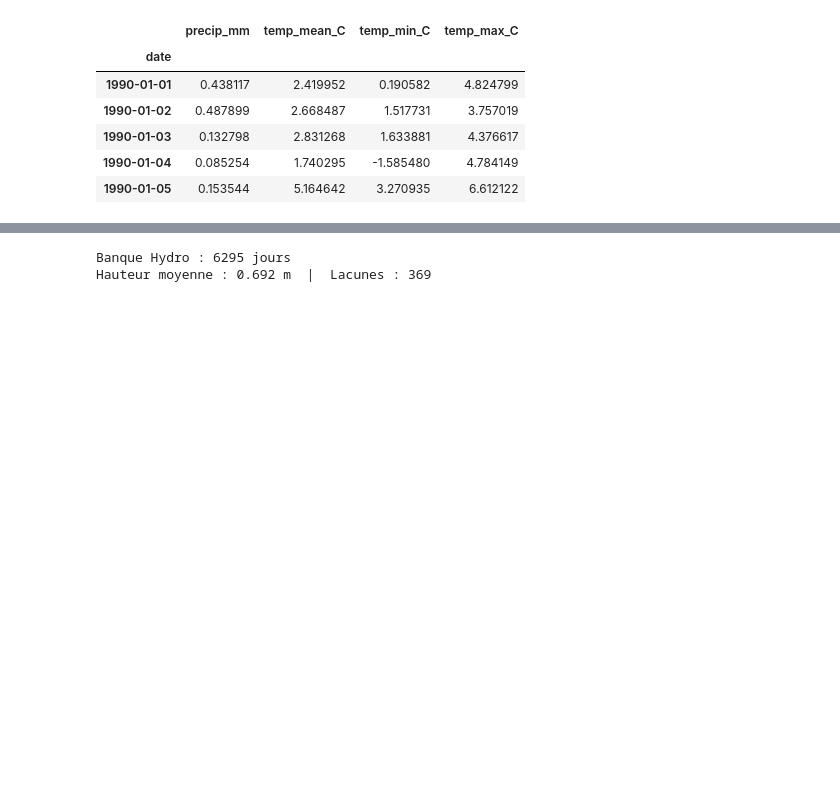
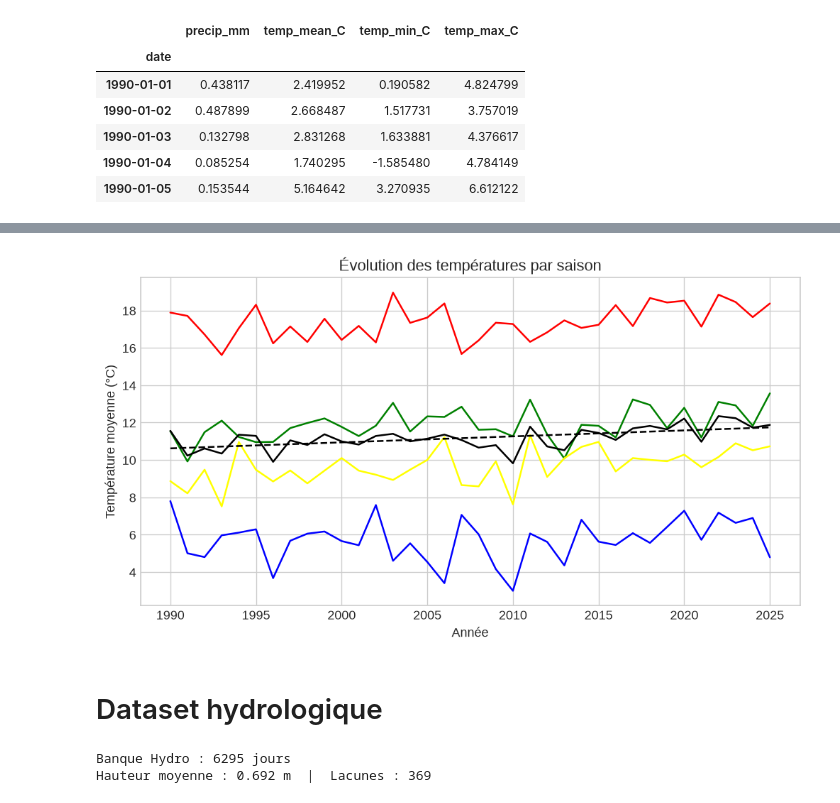
Before and after one commit to arthurleq/Modelisation-hydraulique, a Jupyter notebook: hydrometrie/notebooks/01_data_exploration.ipynb, the cells around one changed output, grey strips where cells are left out. Saved outputs shown, nothing was run; the diff lists cells and outputs as text; code cells hidden in the pictures; blank space fills up the shorter version.

```diff
--- a/hydrometrie/notebooks/01_data_exploration.ipynb
+++ b/hydrometrie/notebooks/01_data_exploration.ipynb
@@ -47,3 +116,43 @@ ERA5 : 13149 jours (1990-01-01 → 2025-12-31)
+# %%
+# Interpolation linéaire
+# x = années
+x = df_season.index.values
+y = df_season["Moyenne total"].values
+
+# fit affine y = ax + b
+a, b = np.polyfit(x, y, 1)
+
+# droite ajustée
+y_fit = a * x + b
+
+
+import matplotlib.pyplot as plt
+plt.figure(figsize=(10,5))
+
+dict_colors = {"Hiver": "blue",
+         "Printemps": "green",
+         "Eté": "red",
+         "Automne": "yellow",
+         "Moyenne total": "black"
+         }
+
+for col in dict_colors.keys():
+    plt.plot(df_season.index, df_season[col], label=col, color=dict_colors[col])
+
+plt.plot(x, y_fit, linestyle="--", color=dict_colors["Moyenne total"] ,label=f"Ajustement linéaire (y = {a:.4f}x + {b:.2f})")
+
+
+plt.xlabel("Année")
+plt.ylabel("Température moyenne (°C)")
+plt.title("Évolution des températures par saison")
+#plt.legend()
+plt.grid(True)
+
+plt.show()
+# %% [output]
+[figure, added]
+# %% [markdown]
+# Dataset hydrologique
 # %%
 # --- Chargement Banque Hydro (hauteur d'eau) ---
 hydro_raw = pd.read_csv(
```
Also changed, not shown: parts of 7 cells of this notebook.
